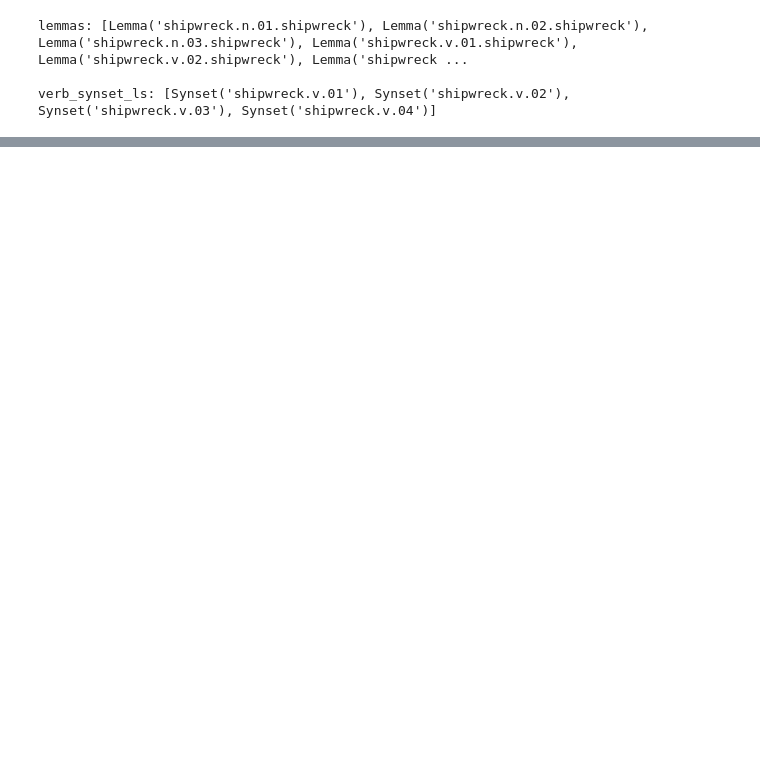
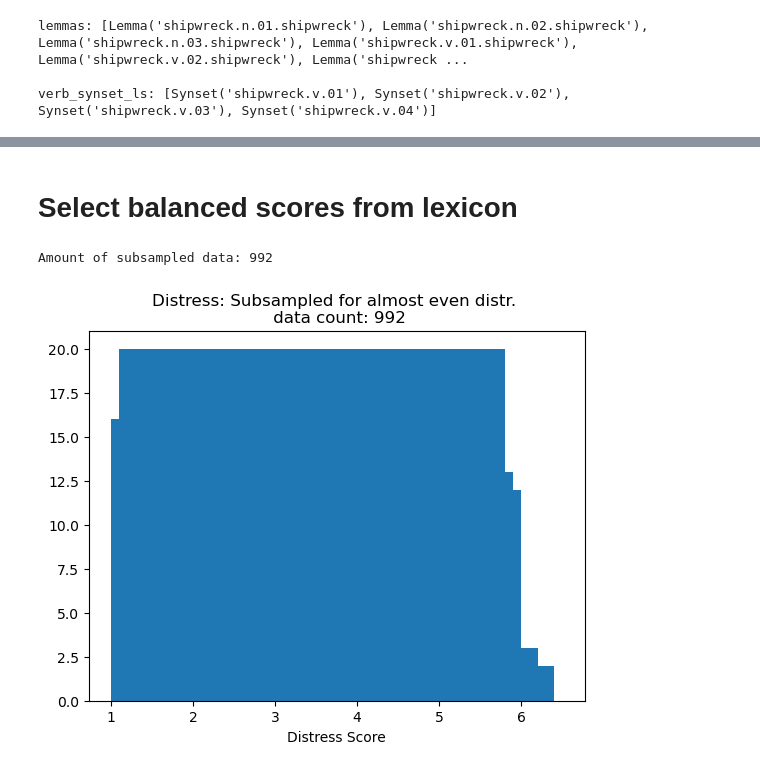
Before and after one commit to myrazma/2022_Masterthesis_Code, a Jupyter notebook: analysis/empdim_analysis.ipynb, the cells around one changed output, grey strips where cells are left out. Saved outputs shown, nothing was run; the diff lists cells and outputs as text; code cells hidden in the pictures; blank space fills up the shorter version.

```diff
--- a/analysis/empdim_analysis.ipynb
+++ b/analysis/empdim_analysis.ipynb
@@ -356,0 +334,67 @@ Pearson correlation of bias and true score.
+# %% [markdown]
+# Select balanced scores from lexicon
+# %%
+import decimal
+import math
+import random
+random.seed(17)
+
+def subsample_even_score_distr(lexicon, datapoints_per_bin, bin_size, return_binned_data=False, return_bins=False):
+    """_summary_
+
+    Args:
+        lexicon (_type_): _description_
+        datapoints_per_bin (_type_): _description_
+        bin_size (_type_): _description_
+        return_binned_data (bool, optional): If set to True, the data will be returned as a
+                                    two dimensional list, stored in ther bins. If false, a
+                                    one dimensional list will be returned. Defaults to False.
+    """
+    # - create list of tuples: list((str, float)) -
+    words_sorted = [(word, score) for word, score in sorted(lexicon.items(), key=lambda item: item[1])]
+
+    # - create bins -
+    decimal_count = abs(decimal.Decimal(str(bin_size)).as_tuple().exponent)
+    min_score = min([item[1] for item in words_sorted])
+    max_score = max([item[1] for item in words_sorted])
+    bins_start = math.floor(min_score * (10**decimal_count)) / (10**decimal_count)
+    bins_end = math.ceil(max_score * (10**decimal_count)) / (10**decimal_count)
+    # add the end point to the bins as well, to get the upper range for the elements
+    # this will be removed later on, since it is not actually a bin
+    bins = np.arange(bins_start, bins_end + bin_size, bin_size)
+
+    # - divide data into bins -
+    binned_data = [[] for i in range(len(bins))]
+    for word, score in words_sorted:
+        min_idx = np.where(bins <= score)[0]
+        max_idx = np.where(bins > score)[0] - 1
+        item_bin_idx = np.intersect1d(min_idx, max_idx)[0]
+        binned_data[item_bin_idx].append((word, score))
+    # remove last bin, because it is 0 anyways, just needed it for the calculation
+    binned_data = binned_data[:-1]
+    bins = bins[:-1]
+
+    # - shuffle the bins -
+    for bin in binned_data:
+        random.shuffle(bin)
+
+    # - select data points from those bins of size <datapoints_per_bin> -
+    binned_data = [bin[:datapoints_per_bin] for bin in binned_data]
+
+    if return_binned_data:
+        return binned_data if not return_bins else binned_data, bins
+
+    unbinned_data = [item for bin in binned_data for item in bin]
+    return unbinned_data if not return_bins else unbinned_data, bins
+
+
+subsampled_lex, bins = subsample_even_score_distr(distress_lex, datapoints_per_bin=20, bin_size=0.1, return_bins=True)
+print(f'Amount of subsampled data: {len(subsampled_lex)}')
+values = list([score for word, score in subsampled_lex])
+plt.hist(values, bins=bins)
+plt.xlabel('Distress Score')
+plt.title(f'Distress: Subsampled for almost even distr. \n data count: {len(values)}')
+plt.show()
+# %% [output]
+Amount of subsampled data: 992
+[figure, added]
```
Also changed, not shown: parts of 10 cells of this notebook, 4 other files.
